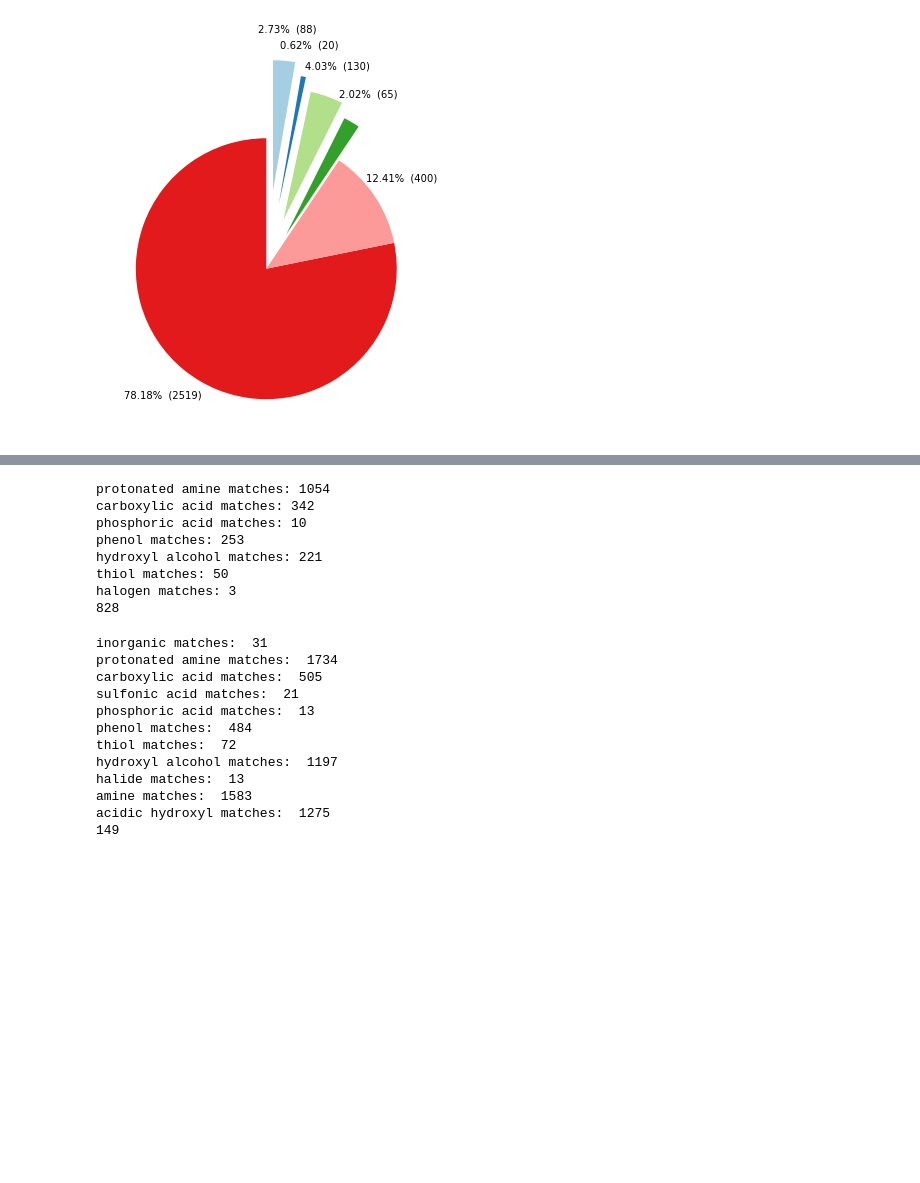
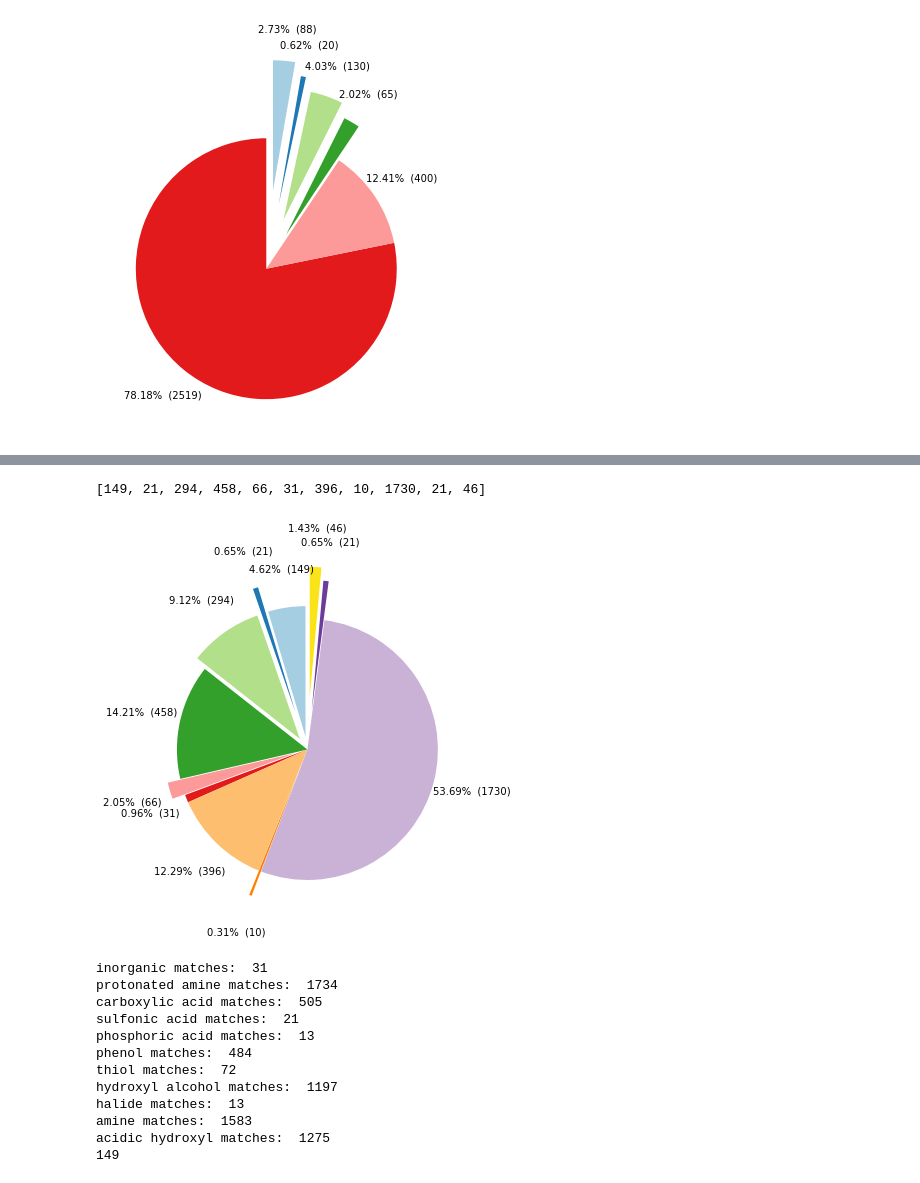
Before and after one commit to saratanov/git_honours, a Jupyter notebook: THESIS/database_analysis.ipynb, the cells around one changed output, grey strips where cells are left out. Saved outputs shown, nothing was run; the diff lists cells and outputs as text; code cells hidden in the pictures; blank space fills up the shorter version.

```diff
--- a/THESIS/database_analysis.ipynb
+++ b/THESIS/database_analysis.ipynb
@@ -630,35 +467,29 @@ phosphoric acid matches: 12
-# %%
-solute = data['Solute SMILES'].tolist()
-solutes = list(set(solute))
-patt_lists = ddict(list)
-#solutes = [x for x in sol_set]
-acid_list = [#('plus','[+]'),
-            ('protonated amine','[N+,NH+,NH2+,NH3+,n+,nH+,nH2+,nH3+,NX3+,NX2+,N@H+,+]'),
-             ('carboxylic acid','[CX3](=O)[OX2H1]'),
-             ('phosphoric acid','[$(P(=[OX1])([$([OX2H]),$([OX1-]),$([OX2]P)])([$([OX2H]),$([OX1-]),$([OX2]P)])[$([OX2H]),$([OX1-]),$([OX2]P)]),$([P+]([OX1-])([$([OX2H]),$([OX1-]),$([OX2]P)])([$([OX2H]),$([OX1-]),$([OX2]P)])[$([OX2H]),$([OX1-]),$([OX2]P)])]'),
-             ('phenol','[OX2H][cX3]:[c]'),
-             ('hydroxyl alcohol','[#6][OX2H]'),
-             ('thiol','[#16X2H]'),
-             ('halogen','[HF,HCl,HBr,HI]')]
-
-for name, smart in acid_list:
-    patt = Chem.MolFromSmarts(smart)
-    for smile in solutes:
-        mol = Chem.MolFromSmiles(smile)
-        if mol.HasSubstructMatch(patt) == True:
-            patt_lists[name].append(smile)
-            solutes.remove(smile)
-    print(name+' matches: '+str(len(patt_lists[name])))
-print(len(solutes))
-# %% [output]
-protonated amine matches: 1054
-carboxylic acid matches: 342
-phosphoric acid matches: 10
-phenol matches: 253
-hydroxyl alcohol matches: 221
-thiol matches: 50
-halogen matches: 3
-828
+# %%
+counts = [acids.count(name) for name in classes]
+print(counts)
+# %% [output]
+[149, 21, 294, 458, 66, 31, 396, 10, 1730, 21, 46]
+# %%
+explode = (0.1,0.3,0.1,0,0.1,0,0,0.2,0,0.3,0.4)
+def make_autopct(values):
+    def my_autopct(pct):
+        total = sum(values)
+        val = int(round(pct*total/100.0))
+        return '{p:.2f}%  ({v:d})'.format(p=pct,v=val)
+    return my_autopct
+ax2.pie(counts, colors = colours, autopct=make_autopct(counts), startangle=90, pctdistance=1.3, explode=explode)
+fig.set_size_inches(6,6)
+#draw circle
+#centre_circle = plt.Circle((0,0),0.70,fc='white')
+#fig = plt.gcf()
+#fig.gca().add_artist(centre_circle)
+# Equal aspect ratio ensures that pie is drawn as a circle
+#ax1.axis('equal')
+#plt.tight_layout()
+plt.savefig('solv_pie.png')
+plt.show()
+# %% [output]
+[figure, added]
 # %%
 solute = data['Solute SMILES'].tolist()
 patt_lists = ddict(list)
```
Also changed, not shown: parts of 19 cells of this notebook, 2 other files.
